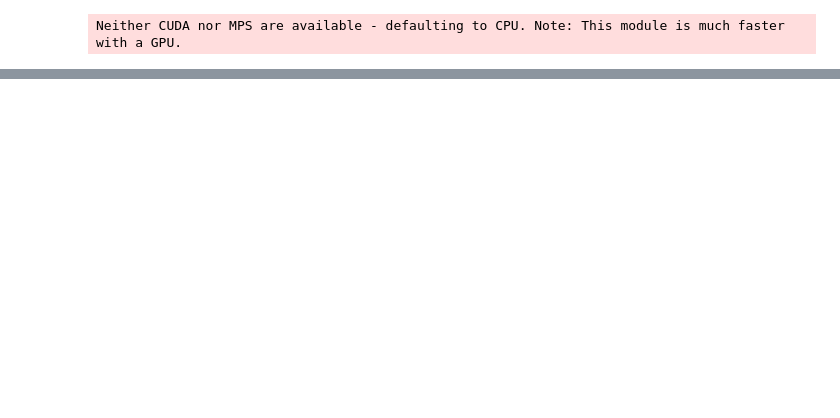
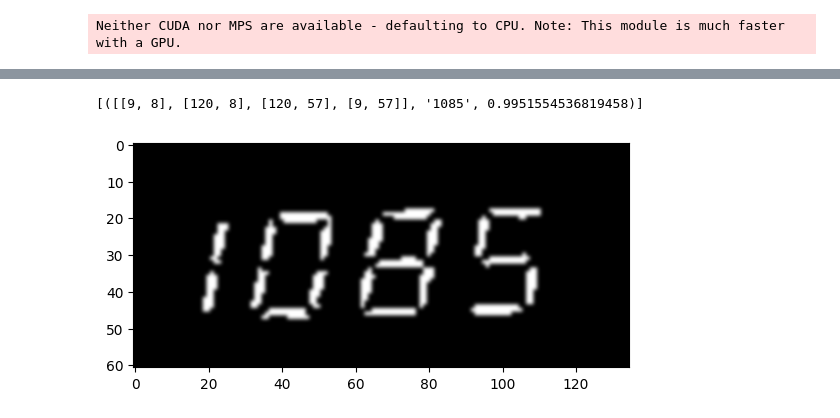
Before and after one commit to Jliporace/reading-kiln-termostat, a Jupyter notebook: notebooks/OCR_easyOCR.ipynb, the cells around one changed output, grey strips where cells are left out. Drawn from its saved outputs; the diff is of its cells as text; code cells hidden in the pictures; blank space fills up the shorter version.

```diff
--- a/notebooks/OCR_easyOCR.ipynb
+++ b/notebooks/OCR_easyOCR.ipynb
@@ -13,0 +71,15 @@ numbers = "/home/jessica/Pictures/Screenshots/framed-picture-day.png"
+# %%
+import numpy as np
+#Define the lower and upper bounds for the white color
+# Since white is (255, 255, 255) in BGR, use a range close to it
+img = cv2.imread(red1)
+img = cv2.cvtColor(img, cv2.COLOR_BGR2GRAY)
+plt.imshow(img, cmap = 'gray', interpolation = 'bicubic')
+_, threshold_image = cv2.threshold(img, 140, 255, cv2.THRESH_BINARY)
+
+plt.imshow(threshold_image, cmap = 'gray', interpolation = 'bicubic')
+ocr = reader.readtext(threshold_image, allowlist='0123456789')
+ocr
+# %% [output]
+[([[9, 8], [120, 8], [120, 57], [9, 57]], '1085', 0.9951554536819458)]
+[figure, added]
```
Also changed, not shown: parts of 14 cells of this notebook, 4 other files.
